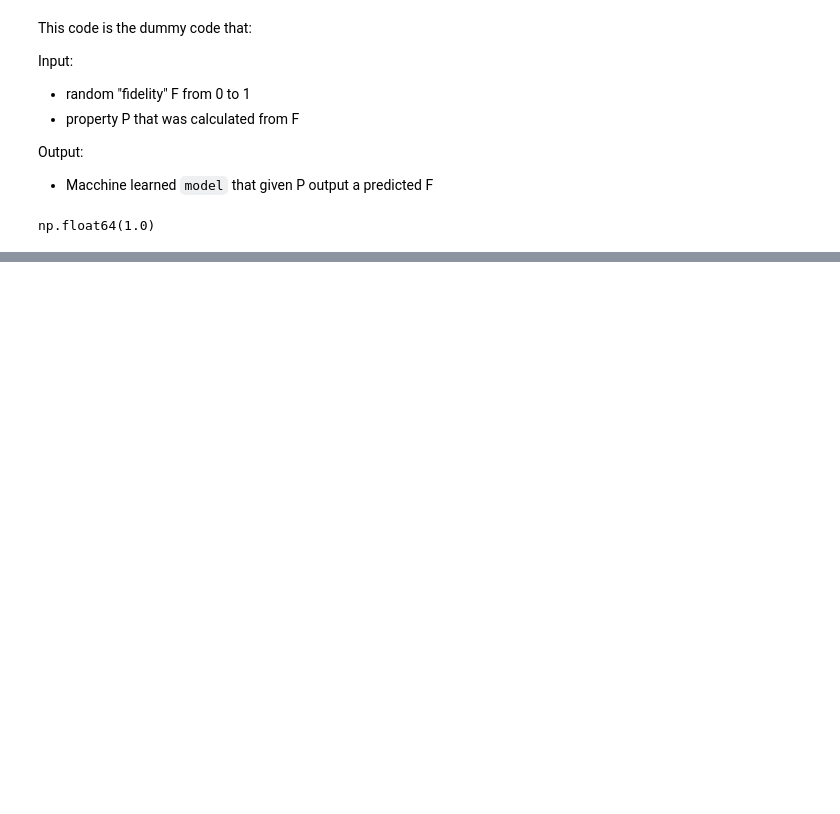
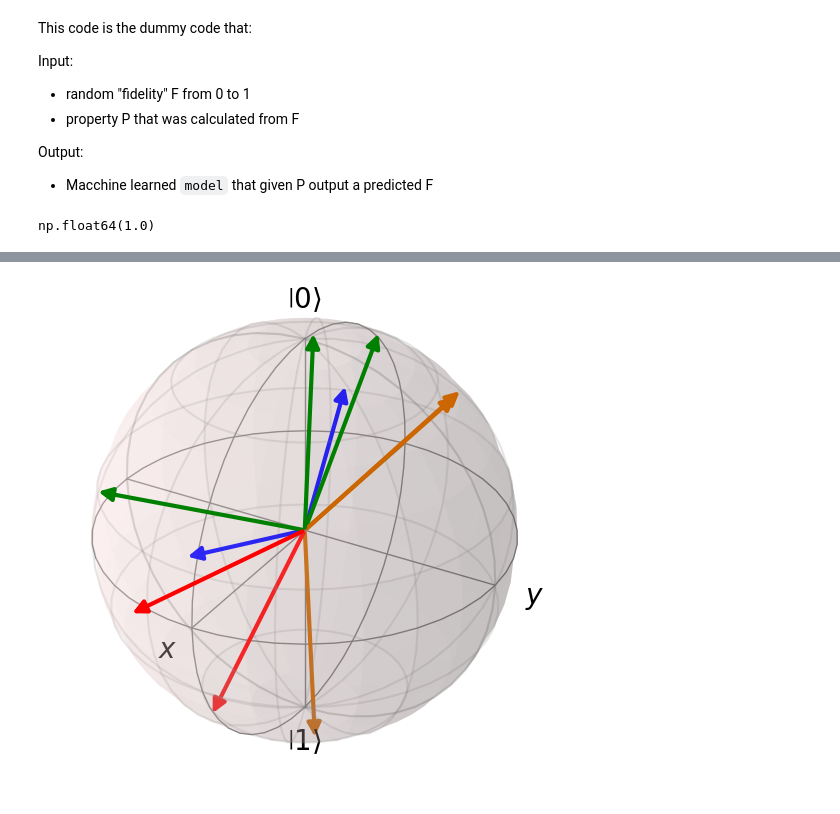
Before and after one commit to khanhuyengiang/aceqc, a Jupyter notebook: input_data.ipynb, the cells around one changed output, grey strips where cells are left out. Saved outputs shown, nothing was run; the diff lists cells and outputs as text; code cells hidden in the pictures; blank space fills up the shorter version.

```diff
--- a/input_data.ipynb
+++ b/input_data.ipynb
@@ -84,0 +137,17 @@ def depolarize(rho, p):
+# %%
+# Function to generate a list of uniformly random unitary operators (using Haar measure)
+def generate_random_unitaries(num_units):
+    unitaries = []
+    for _ in range(num_units):
+        unitary = rand_unitary(2)  # Random unitary matrix of size 2x2 (for qubit)
+        unitaries.append(unitary)
+    return unitaries
+
+# Example: Generate 100 random unitary operators
+num_units = 10
+uniform_U = generate_random_unitaries(num_units)
+
+# Visualize the effect of these unitaries on the Bloch sphere
+visualize_unitaries_on_bloch(uniform_U)
+# %% [output]
+[figure, added]
```
Also changed, not shown: parts of 17 cells of this notebook, 1 other file.
